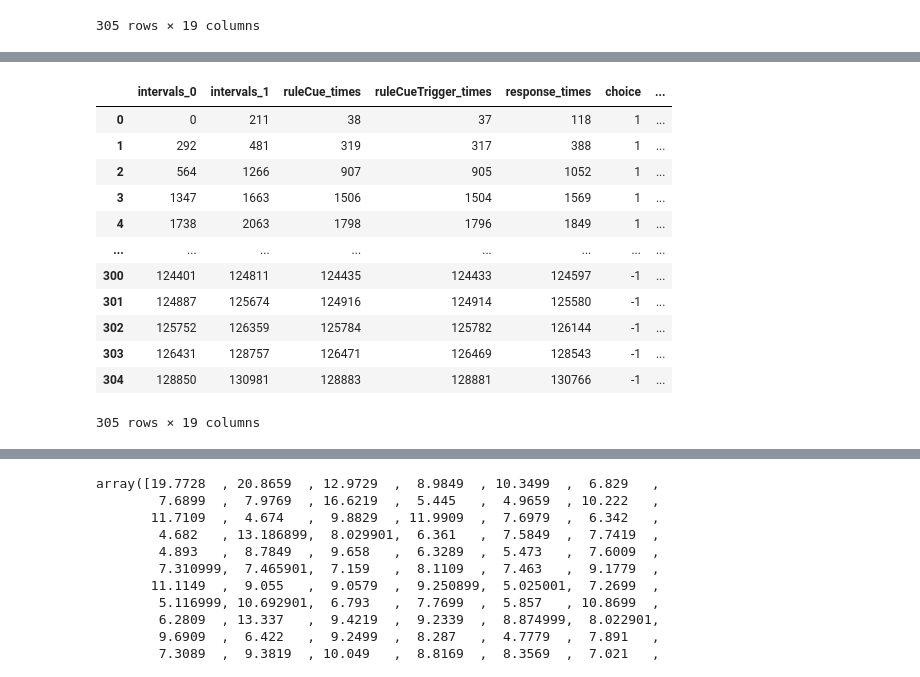
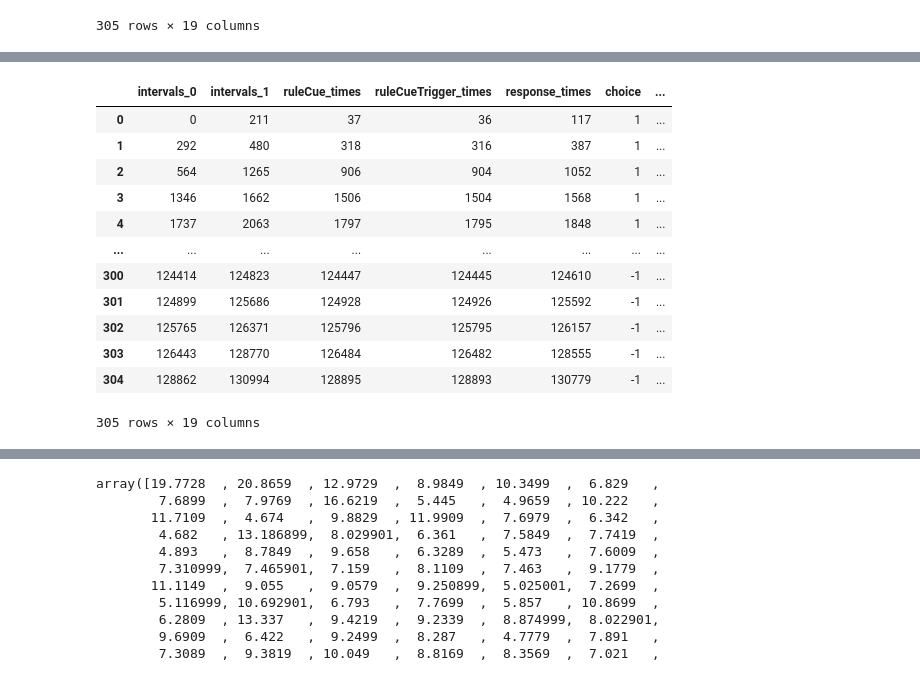
Before and after one commit to edwardyan95/ibllib, a Jupyter notebook: examples/EY_sync_data.ipynb, the cells around one changed output, grey strips where cells are left out. Drawn from its saved outputs; the diff is of its cells as text; code cells hidden in the pictures.

```diff
--- a/examples/EY_sync_data.ipynb
+++ b/examples/EY_sync_data.ipynb
@@ -79,0 +53,11 @@ bpod_trials = rawio.load_data(session_path, task_collection='raw_behavior_data')
+# %%
+trials['table']['stimOn_times'] = np.where(trials['table']['stimOn_times'] < trials['table']['stimOnTrigger_times'],trials['table']['stimOnTrigger_times']+0.06,trials['table']['stimOn_times'])
+# trials['table']['vis_stimOn_times'] = np.where(trials['table']['modality']==0,trials['table']['stimOnTrigger_times'],np.nan)
+# trials['table']['vis_stimOn_times'] = trials['table']['vis_stimOn_times']+0.06
+trials['table']['vis_stimOn_times'] = np.where(trials['table']['modality']==0,trials['table']['stimOn_times'],np.nan)
+
+
+trials['table']['aud_stimOn_times'] = np.where(trials['table']['modality']==1,trials['table']['stimOnTrigger_times'],np.nan)
+trials['table']['aud_stimOn_times'] = trials['table']['aud_stimOn_times']+np.median(trials['table']['ruleCue_times']-trials['table']['ruleCueTrigger_times'])
+trials['table'].loc[trials['table']['feedbackType']==-1,'feedback_times'] = trials['table'].loc[trials['table']['feedbackType']==-1,'feedback_times']+np.median(trials['table']['ruleCue_times']-trials['table']['ruleCueTrigger_times'])
+trials['table']
@@ -80,5 +78,5 @@ bpod_trials = rawio.load_data(session_path, task_collection='raw_behavior_data')
 # %%
-frames_metadata_export_folder = r'Z:\TM_Lab\Edward\Cerebellum_Imaging\Pcp2-jgcamp8m\J_L2\20241118\arm2'
+frames_metadata_export_folder = r'Z:\TM_Lab\Edward\Cerebellum_Imaging\Pcp2-jgcamp8m\A_L2\20241018\arm2'
 frames_metadata_export_path = os.path.join(frames_metadata_export_folder, 'ca_img_frames_metadata.json')
 img_path = find_tif_file(frames_metadata_export_folder)
 try:
@@ -197,3 +183,0 @@ array([  2,   4,   5,  10,  12,  13,  15,  17,  20,  22,  26,  29,  30,
-# %%
-auxTrigger=auxTrigger[0:]
-assert(all(np.diff(ruleCue_times)-np.diff(auxTrigger[:len(ruleCue_times)]) < 0.001))
@@ -202,3 +184,5 @@ AssertionError:
+# %%
+auxTrigger=auxTrigger[3:]
 # %%
 auxTrigger = auxTrigger[:len(ruleCue_times)]
 # %%
@@ -619,27 +561,27 @@ array([   5.4344  ,   14.1773  ,   24.278701,   29.8524  ,   35.901501,
 # %%
 def find_closest_index(value, list_of_values):
     # Find the index of the closest value in list_of_values
     return np.abs(np.array(list_of_values) - value).argmin()
 
 table_for_video = trials['table'].copy()
 for col in table_for_video.columns:
     if 'times' in col or 'intervals' in col:
         table_for_video[col] = table_for_video[col].subtract(cam_start_bpod_time)
-        table_for_video[col] = table_for_video[col].apply(lambda x: embed_frame_counter[find_closest_index(x, camera_ts)])
+        table_for_video[col] = table_for_video[col].apply(lambda x: embed_frame_counter[find_closest_index(x, embed_ts)])
 table_for_video
 # %% [output]
 |  | intervals_0 | intervals_1 | ruleCue_times | ruleCueTrigger_times | response_times | choice | ... |
-| 0 | 0 | 211 | 38 | 37 | 118 | 1 | ... |
-| 1 | 292 | 481 | 319 | 317 | 388 | 1 | ... |
-| 2 | 564 | 1266 | 907 | 905 | 1052 | 1 | ... |
-| 3 | 1347 | 1663 | 1506 | 1504 | 1569 | 1 | ... |
-| 4 | 1738 | 2063 | 1798 | 1796 | 1849 | 1 | ... |
+| 0 | 0 | 211 | 37 | 36 | 117 | 1 | ... |
+| 1 | 292 | 480 | 318 | 316 | 387 | 1 | ... |
+| 2 | 564 | 1265 | 906 | 904 | 1052 | 1 | ... |
+| 3 | 1346 | 1662 | 1506 | 1504 | 1568 | 1 | ... |
+| 4 | 1737 | 2063 | 1797 | 1795 | 1848 | 1 | ... |
 | ... | ... | ... | ... | ... | ... | ... | ... |
-| 300 | 124401 | 124811 | 124435 | 124433 | 124597 | -1 | ... |
-| 301 | 124887 | 125674 | 124916 | 124914 | 125580 | -1 | ... |
-| 302 | 125752 | 126359 | 125784 | 125782 | 126144 | -1 | ... |
-| 303 | 126431 | 128757 | 126471 | 126469 | 128543 | -1 | ... |
-| 304 | 128850 | 130981 | 128883 | 128881 | 130766 | -1 | ... |
+| 300 | 124414 | 124823 | 124447 | 124445 | 124610 | -1 | ... |
+| 301 | 124899 | 125686 | 124928 | 124926 | 125592 | -1 | ... |
+| 302 | 125765 | 126371 | 125796 | 125795 | 126157 | -1 | ... |
+| 303 | 126443 | 128770 | 126484 | 126482 | 128555 | -1 | ... |
+| 304 | 128862 | 130994 | 128895 | 128893 | 130779 | -1 | ... |
 305 rows × 19 columns
 # %%
 #valid_trials = np.arange(0,314)
```
Also changed, not shown: parts of 27 cells of this notebook, 9 other files.
